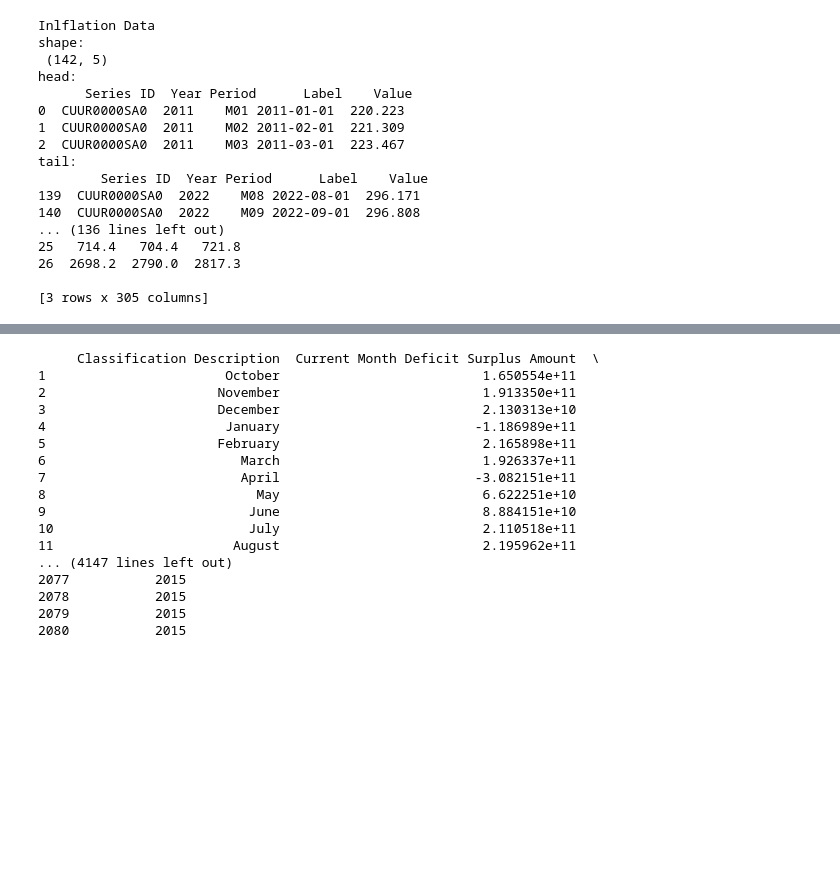
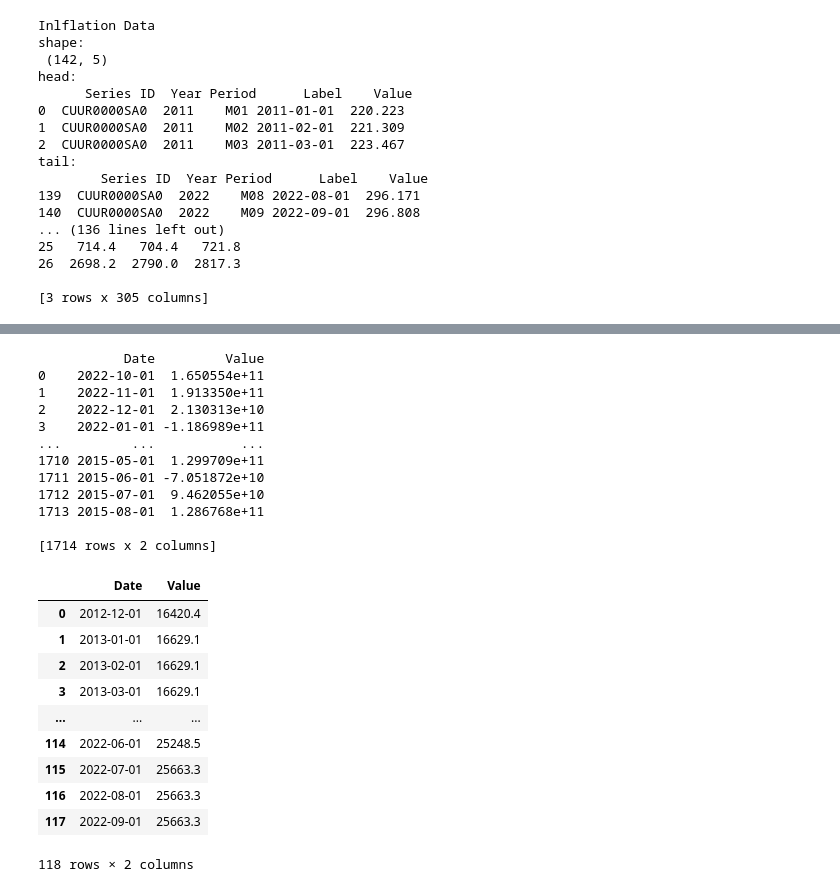
Before and after one commit to rohe5584/correlation-network-analysis, a Jupyter notebook: epi.ipynb, the cells around one changed output, grey strips where cells are left out. Drawn from its saved outputs; the diff is of its cells as text; code cells hidden in the pictures; blank space fills up the shorter version.

```diff
--- a/epi.ipynb
+++ b/epi.ipynb
@@ -72,7 +133,7 @@ clean_deficit = clean_deficit.drop(deficit.iloc[:, 7:17], axis=1)
 clean_deficit = clean_deficit.drop(deficit.iloc[:, 18:21], axis=1)
 clean_deficit = clean_deficit.drop(clean_deficit.index[0])
 clean_deficit = clean_deficit.drop(clean_deficit.index[2080])
-print(clean_deficit)
+#print(clean_deficit)
 date_col = []
 value_col = []
 for i in range(len(clean_deficit)):
@@ -86,6 +147,7 @@ for i in range(len(clean_deficit)):
 clean_deficit = pd.DataFrame()
 clean_deficit['Date'] = date_col
 clean_deficit['Value'] = value_col
+print(clean_deficit)
 clean_deficit.loc[len(clean_deficit.index)] = [datetime.datetime(2015, 9, 1), -105826*1000000]
 clean_deficit.loc[len(clean_deficit.index)] = [datetime.datetime(2015, 10, 1), 121713*1000000]
 clean_deficit.loc[len(clean_deficit.index)] = [datetime.datetime(2015, 11, 1), 56818*1000000]
@@ -111,49 +173,55 @@ clean_deficit.loc[len(clean_deficit.index)] = [datetime.datetime(2013, 6, 1), -1
 clean_deficit.loc[len(clean_deficit.index)] = [datetime.datetime(2013, 7, 1), 97597*1000000]
 clean_deficit.loc[len(clean_deficit.index)] = [datetime.datetime(2013, 8, 1), 147905*1000000]
 clean_deficit.loc[len(clean_deficit.index)] = [datetime.datetime(2013, 9, 1), -75114*1000000]
 clean_deficit.loc[len(clean_deficit.index)] = [datetime.datetime(2013, 10, 1), 119995*1000000]
 clean_deficit.loc[len(clean_deficit.index)] = [datetime.datetime(2013, 11, 1), 172112 *1000000]
 clean_deficit.loc[len(clean_deficit.index)] = [datetime.datetime(2013, 12, 1), 1191*1000000]
 clean_deficit.loc[len(clean_deficit.index)] = [datetime.datetime(2012, 12, 1), 85967*1000000]
 clean_deficit = clean_deficit.sort_values(by='Date')
-pd.set_option('display.max_rows', None)
+pd.set_option('display.max_rows', 9)
 #display(clean_deficit)
 
 cleanish_gdp = gdp.drop(range(0,1), axis=0)
 cleanish_gdp = cleanish_gdp.drop(range(2,27), axis=0)
 cleanish_gdp = cleanish_gdp.drop(cleanish_gdp.iloc[:, 1:265], axis=1)
 #print(cleanish_gdp)
 clean_gdp = pd.DataFrame(columns=['Date', 'Value'])
 clean_gdp.loc[len(clean_gdp.index)] = [datetime.datetime(2012, 12, 1), 16420.4]
 for i in range(0,9):
     for j in range(1,13):
         date = datetime.datetime((2013+i),(j),1)
         #print(date)
         value = cleanish_gdp.iloc[0][2+math.floor((j-1)/3)+i*4]
         #print(value)
         clean_gdp.loc[len(clean_gdp.index)] = [date, value]
 for i in range(1,4):
     clean_gdp.loc[len(clean_gdp.index)] = [datetime.datetime(2022, i, 1), 24740.5]
 for i in range(4,7):
     clean_gdp.loc[len(clean_gdp.index)] = [datetime.datetime(2022, i, 1), 25248.5]
 for i in range(7,10):
     clean_gdp.loc[len(clean_gdp.index)] = [datetime.datetime(2022, i, 1), 25663.3]
-#display(clean_gdp)
+display(clean_gdp)
 # %% [output]
-     Classification Description  Current Month Deficit Surplus Amount  \
-1                       October                          1.650554e+11
-2                      November                          1.913350e+11
-3                      December                          2.130313e+10
-4                       January                         -1.186989e+11
-5                      February                          2.165898e+11
-6                         March                          1.926337e+11
-7                         April                         -3.082151e+11
-8                           May                          6.622251e+10
-9                          June                          8.884151e+10
-10                         July                          2.110518e+11
-11                       August                          2.195962e+11
-... (4147 lines left out)
-2077           2015
-2078           2015
-2079           2015
-2080           2015
+           Date         Value
+0    2022-10-01  1.650554e+11
+1    2022-11-01  1.913350e+11
+2    2022-12-01  2.130313e+10
+3    2022-01-01 -1.186989e+11
+...         ...           ...
+1710 2015-05-01  1.299709e+11
+1711 2015-06-01 -7.051872e+10
+1712 2015-07-01  9.462055e+10
+1713 2015-08-01  1.286768e+11
+
+[1714 rows x 2 columns]
+|  | Date | Value |
+| 0 | 2012-12-01 | 16420.4 |
+| 1 | 2013-01-01 | 16629.1 |
+| 2 | 2013-02-01 | 16629.1 |
+| 3 | 2013-03-01 | 16629.1 |
+| ... | ... | ... |
+| 114 | 2022-06-01 | 25248.5 |
+| 115 | 2022-07-01 | 25663.3 |
+| 116 | 2022-08-01 | 25663.3 |
+| 117 | 2022-09-01 | 25663.3 |
+118 rows × 2 columns
```
Also changed, not shown: parts of 2 cells of this notebook.
